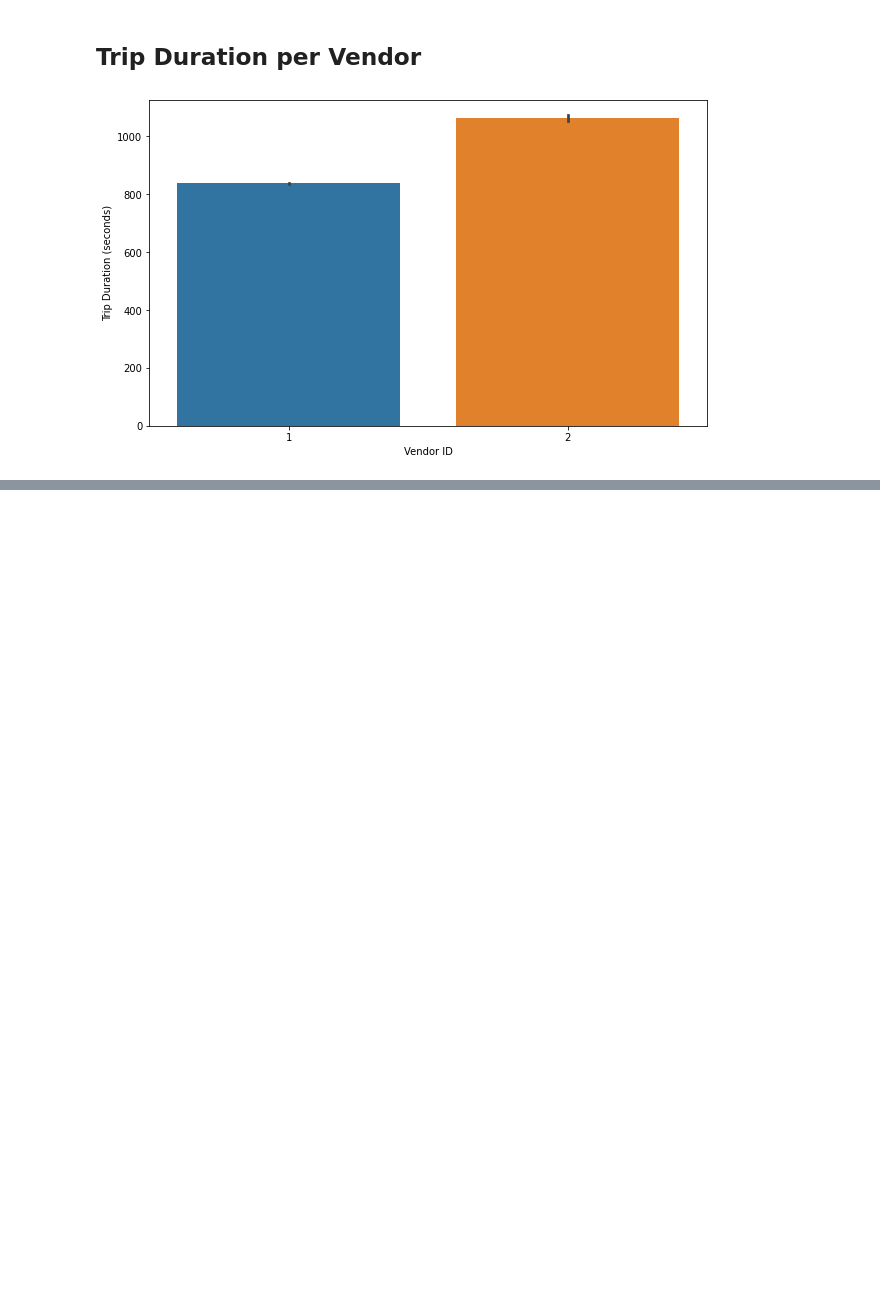
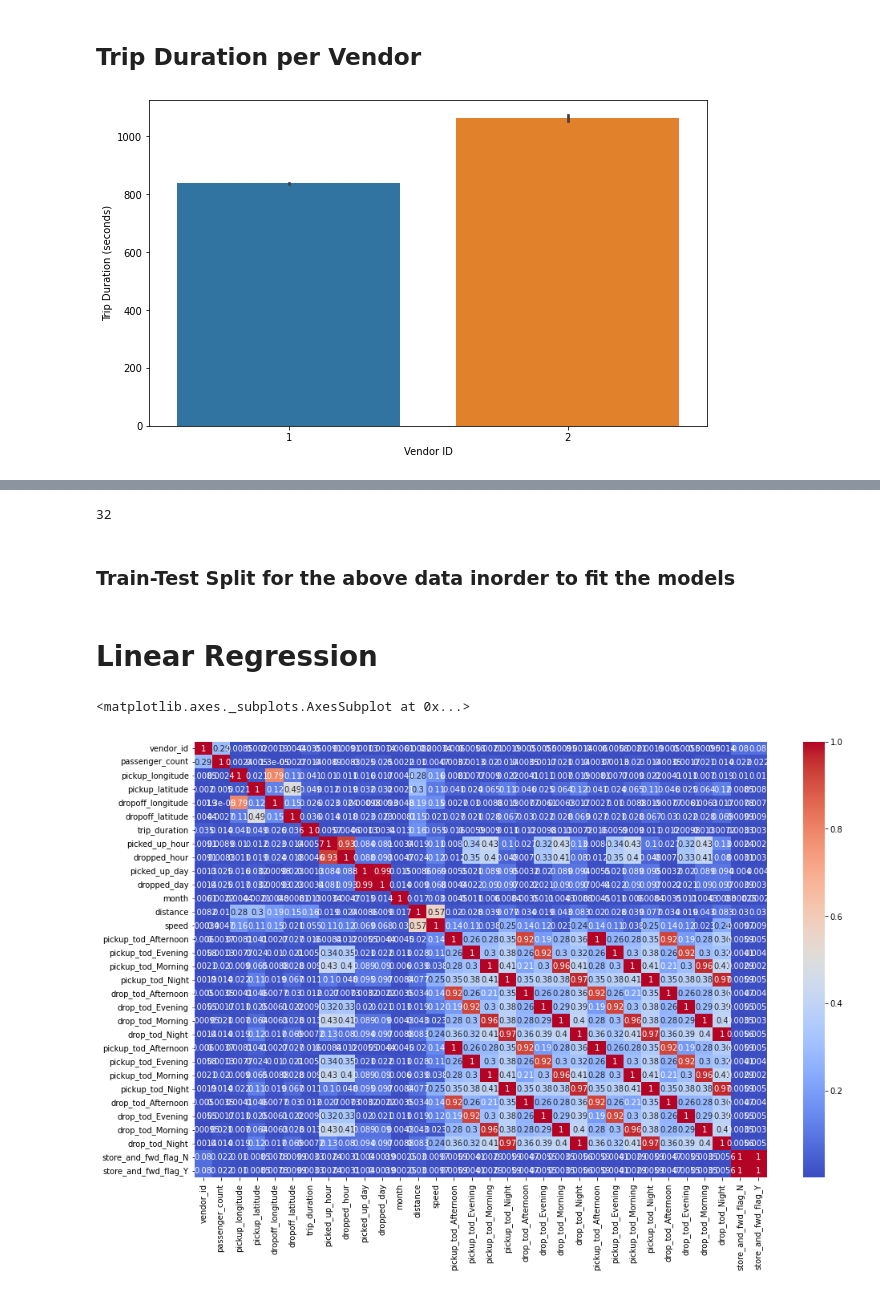
Before and after one commit to Ajay0110/NYC-Taxi-Trip-Time-Prediction, a Jupyter notebook: NYC_Taxi_Trip_Time_Prediction_Capstone_Project.ipynb, the cells around one changed output, grey strips where cells are left out. Saved outputs shown, nothing was run; the diff lists cells and outputs as text; code cells hidden in the pictures; blank space fills up the shorter version.

Commit message:
One hot encoding and train-test split

```diff
--- a/NYC_Taxi_Trip_Time_Prediction_Capstone_Project.ipynb
+++ b/NYC_Taxi_Trip_Time_Prediction_Capstone_Project.ipynb
@@ -593,0 +635,6 @@ plt.show()
+# %%
+# Converting month and days their respective numbers
+taxi_df['month']=taxi_df['pickup_datetime'].dt.month # Converting months to their respective numbers
+taxi_df['picked_up_day']=taxi_df['pickup_datetime'].dt.weekday # Converting days to their respective numbers
+taxi_df['dropped_day']=taxi_df['dropoff_datetime'].dt.weekday # Converting days to their respective numbers
+taxi_df.head()
@@ -593,0 +648,8 @@ plt.show()
+# %%
+# Categorical variables to be dummified
+cat_var = ['pickup_tod','drop_tod','store_and_fwd_flag']
+# %%
+# Creating dummies for times of the day variable
+for col in cat_var:
+  dummy = pd.get_dummies(taxi_df[col], prefix=col)
+  taxi_df = pd.concat([taxi_df,dummy], axis = 1)
@@ -593,0 +665,4 @@ plt.show()
+# %%
+# Dropping unnecessary variables
+taxi_df = taxi_df.drop(['id','pickup_datetime','dropoff_datetime','store_and_fwd_flag','pickup_tod','drop_tod','year'], axis=1)
+taxi_df.head()
@@ -593,0 +725,8 @@ plt.show()
+# %%
+# Getting all features
+num_features= taxi_df.describe().columns.tolist()
+len(num_features)
+# %% [output]
+32
+# %% [markdown]
+### Train-Test Split for the above data inorder to fit the models
@@ -593,0 +743,10 @@ plt.show()
+# %% [markdown]
+# Linear Regression
+# %%
+# Correalation analysis using heatmap
+plt.figure (figsize= (16,10))
+corelation= taxi_df.corr()
+sns.heatmap(abs(corelation), annot=True, cmap='coolwarm')
+# %% [output]
+<matplotlib.axes._subplots.AxesSubplot at 0x...>
+[figure, added]
```
Also changed, not shown: parts of 58 cells of this notebook.
